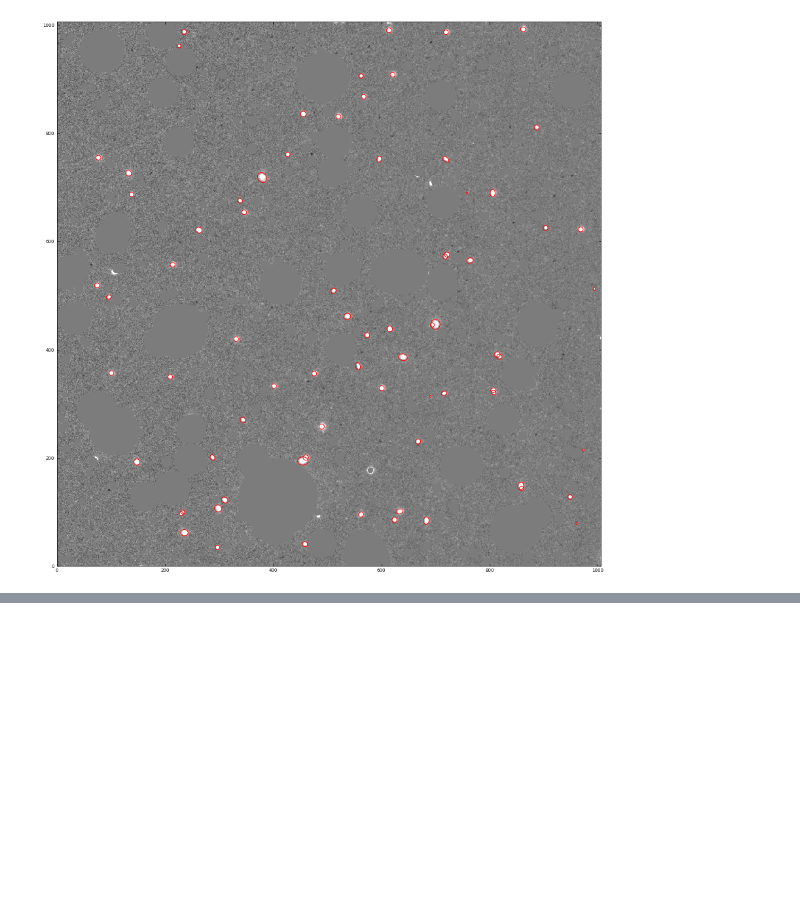
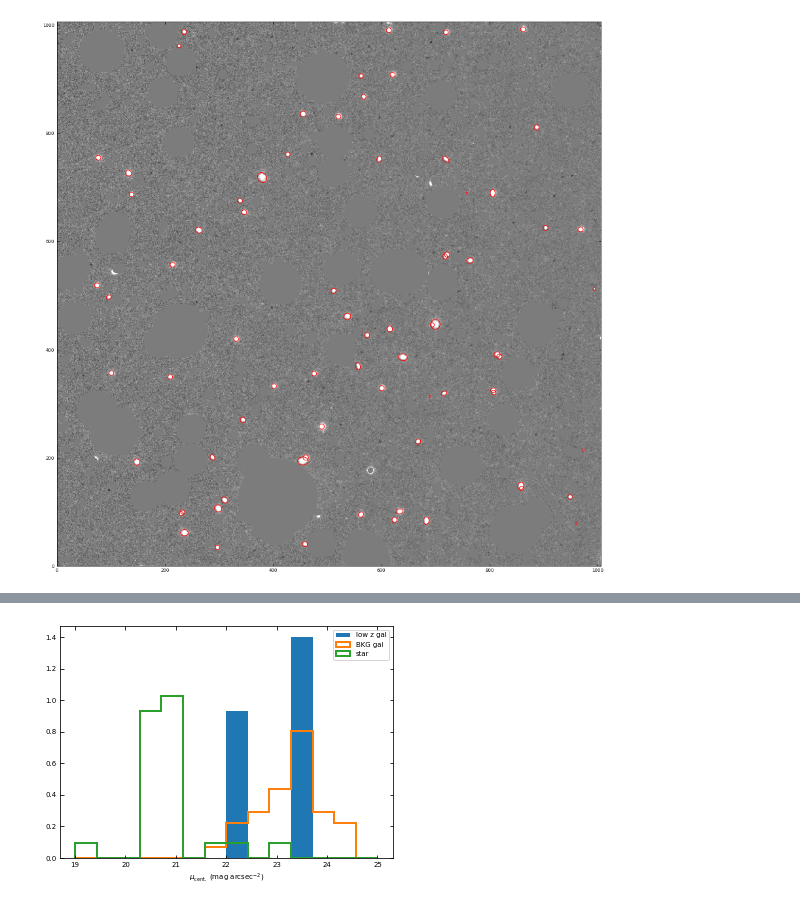
Before and after one commit to DragonflyWideSurvey/DFDetect, a Jupyter notebook: example/example_tile.ipynb, the cells around one changed output, grey strips where cells are left out. Drawn from its saved outputs; the diff is of its cells as text; code cells hidden in the pictures; blank space fills up the shorter version.

```diff
--- a/example/example_tile.ipynb
+++ b/example/example_tile.ipynb
@@ -100,0 +117,8 @@ plt.show()
+# %%
+obj_cur['peak_mu'] = -2.5*np.log10(obj_cur['peak']) + 27.3 + 5*np.log10(2.5)
+obj_cur['q'] = obj_cur['b']/obj_cur['a']
+obj_cur['C'] = obj_cur['peak']/obj_cur['flux']
+# %%
+obj_bkg_gal = obj_cur.query(' gal_spec_z > 0.1 or gal_phot_z > 0.1').reset_index()
+obj_low_z_gal = obj_cur.query('0 < gal_spec_z < 0.05 or (gal_near == True and gal_specobjid == -99 and gal_phot_z < 0.05)').reset_index()
+obj_star = obj_cur.query('star_near == True and gal_near == False and star_mag < 19').reset_index()
@@ -100,0 +141,11 @@ plt.show()
+# %%
+key_use = 'peak_mu'
+bins = np.linspace(19,25,num = 15)
+plt.hist(obj_low_z_gal[key_use], label = 'low z gal',density = True,bins = bins)
+plt.hist(obj_bkg_gal[key_use], histtype = 'step', label = 'BKG gal', lw = 2,density = True,bins = bins)
+plt.hist(obj_star[key_use], histtype = 'step', label = 'star', lw = 2,density = True,bins = bins)
+plt.legend(loc = 0)
+plt.xlabel(r'$\mu_{\rm cent.}$ (mag arcsec$^{-2}$)')
+plt.show()
+# %% [output]
+[figure, added]
```
Also changed, not shown: parts of 12 cells of this notebook, 2 other files.
